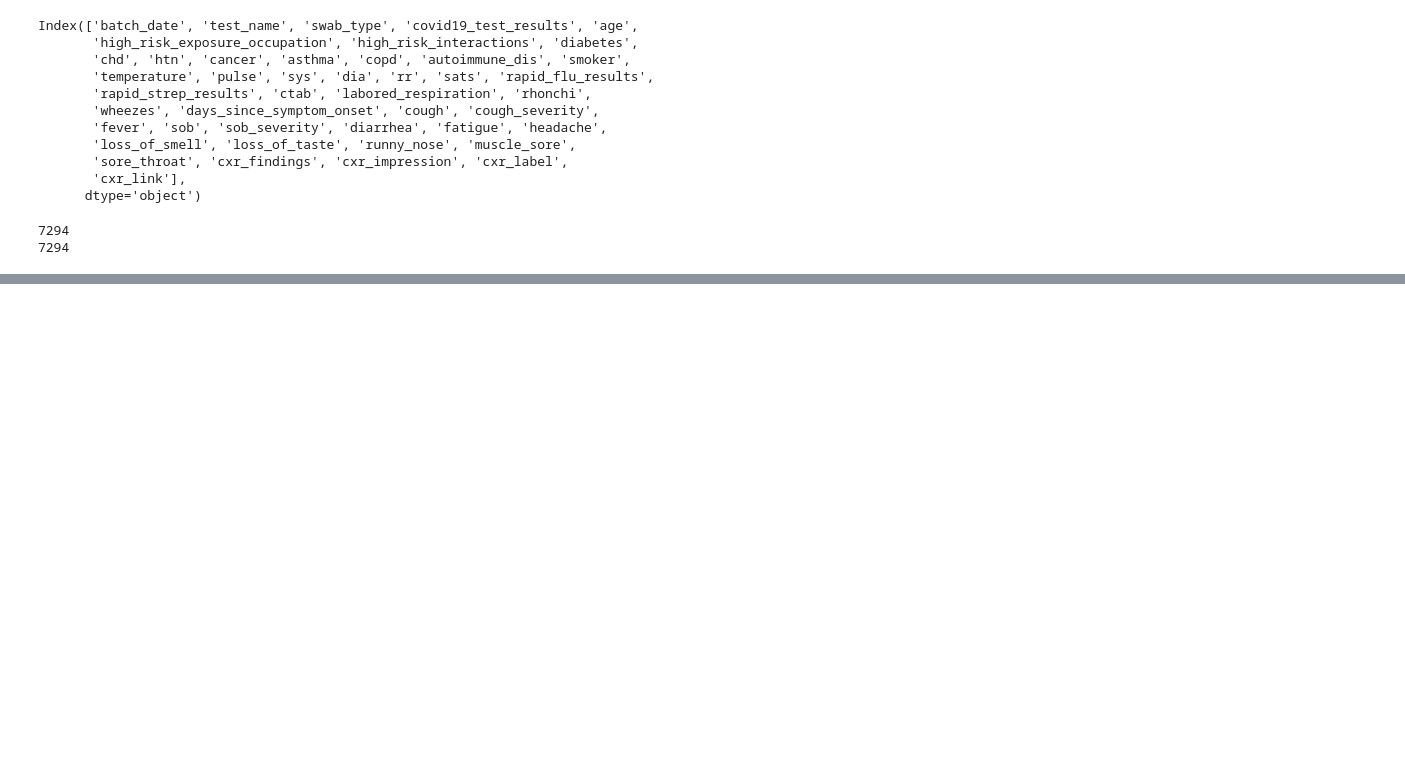
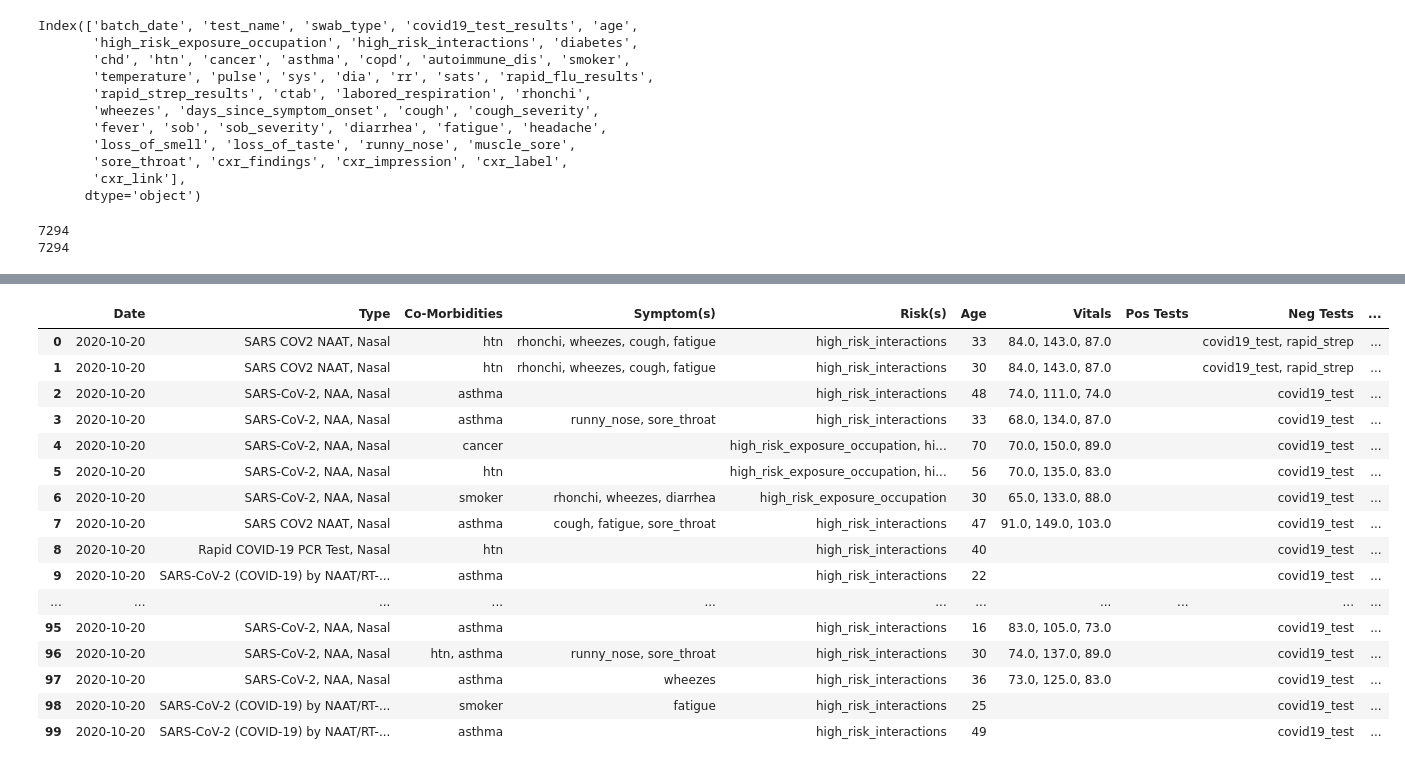
Before and after one commit to geoffswc/CSV-Repair, a Jupyter notebook: Denormalize-Dataset.ipynb, the cells around one changed output, grey strips where cells are left out. Drawn from its saved outputs; the diff is of its cells as text; code cells hidden in the pictures; blank space fills up the shorter version.

```diff
--- a/Denormalize-Dataset.ipynb
+++ b/Denormalize-Dataset.ipynb
@@ -173,0 +186,9 @@ df_ugh.head(5)
+# %%
+# create a smaller set with most of the data fields populated
+df_minimal = pysqldf("""
+    SELECT * FROM df_ugh
+    WHERE `Risk(s)` <> ''
+    AND `Co-Morbidities` <> ''
+    AND `Vitals` IS NOT NULL
+    ORDER BY LENGTH(`Neg Tests`) DESC
+""")
@@ -173,0 +199,21 @@ df_ugh.head(5)
+# %%
+pd.set_option('display.max_rows', None)
+df_minimal.head(100)
+# %% [output]
+|  | Date | Type | Co-Morbidities | Symptom(s) | Risk(s) | Age | Vitals | Pos Tests | Neg Tests | ... |
+| 0 | 2020-10-20 | SARS COV2 NAAT, Nasal | htn | rhonchi, wheezes, cough, fatigue | high_risk_interactions | 33 | 84.0, 143.0, 87.0 |  | covid19_test, rapid_strep | ... |
+| 1 | 2020-10-20 | SARS COV2 NAAT, Nasal | htn | rhonchi, wheezes, cough, fatigue | high_risk_interactions | 30 | 84.0, 143.0, 87.0 |  | covid19_test, rapid_strep | ... |
+| 2 | 2020-10-20 | SARS-CoV-2, NAA, Nasal | asthma |  | high_risk_interactions | 48 | 74.0, 111.0, 74.0 |  | covid19_test | ... |
+| 3 | 2020-10-20 | SARS-CoV-2, NAA, Nasal | asthma | runny_nose, sore_throat | high_risk_interactions | 33 | 68.0, 134.0, 87.0 |  | covid19_test | ... |
+| 4 | 2020-10-20 | SARS-CoV-2, NAA, Nasal | cancer |  | high_risk_exposure_occupation, hi... | 70 | 70.0, 150.0, 89.0 |  | covid19_test | ... |
+| 5 | 2020-10-20 | SARS-CoV-2, NAA, Nasal | htn |  | high_risk_exposure_occupation, hi... | 56 | 70.0, 135.0, 83.0 |  | covid19_test | ... |
+| 6 | 2020-10-20 | SARS-CoV-2, NAA, Nasal | smoker | rhonchi, wheezes, diarrhea | high_risk_exposure_occupation | 30 | 65.0, 133.0, 88.0 |  | covid19_test | ... |
+| 7 | 2020-10-20 | SARS COV2 NAAT, Nasal | asthma | cough, fatigue, sore_throat | high_risk_interactions | 47 | 91.0, 149.0, 103.0 |  | covid19_test | ... |
+| 8 | 2020-10-20 | Rapid COVID-19 PCR Test, Nasal | htn |  | high_risk_interactions | 40 |  |  | covid19_test | ... |
+| 9 | 2020-10-20 | SARS-CoV-2 (COVID-19) by NAAT/RT-... | asthma |  | high_risk_interactions | 22 |  |  | covid19_test | ... |
+| ... | ... | ... | ... | ... | ... | ... | ... | ... | ... | ... |
+| 95 | 2020-10-20 | SARS-CoV-2, NAA, Nasal | asthma |  | high_risk_interactions | 16 | 83.0, 105.0, 73.0 |  | covid19_test | ... |
+| 96 | 2020-10-20 | SARS-CoV-2, NAA, Nasal | htn, asthma | runny_nose, sore_throat | high_risk_interactions | 30 | 74.0, 137.0, 89.0 |  | covid19_test | ... |
+| 97 | 2020-10-20 | SARS-CoV-2, NAA, Nasal | asthma | wheezes | high_risk_interactions | 36 | 73.0, 125.0, 83.0 |  | covid19_test | ... |
+| 98 | 2020-10-20 | SARS-CoV-2 (COVID-19) by NAAT/RT-... | smoker | fatigue | high_risk_interactions | 25 |  |  | covid19_test | ... |
+| 99 | 2020-10-20 | SARS-CoV-2 (COVID-19) by NAAT/RT-... | asthma |  | high_risk_interactions | 49 |  |  | covid19_test | ... |
```
Also changed, not shown: parts of 10 cells of this notebook.
